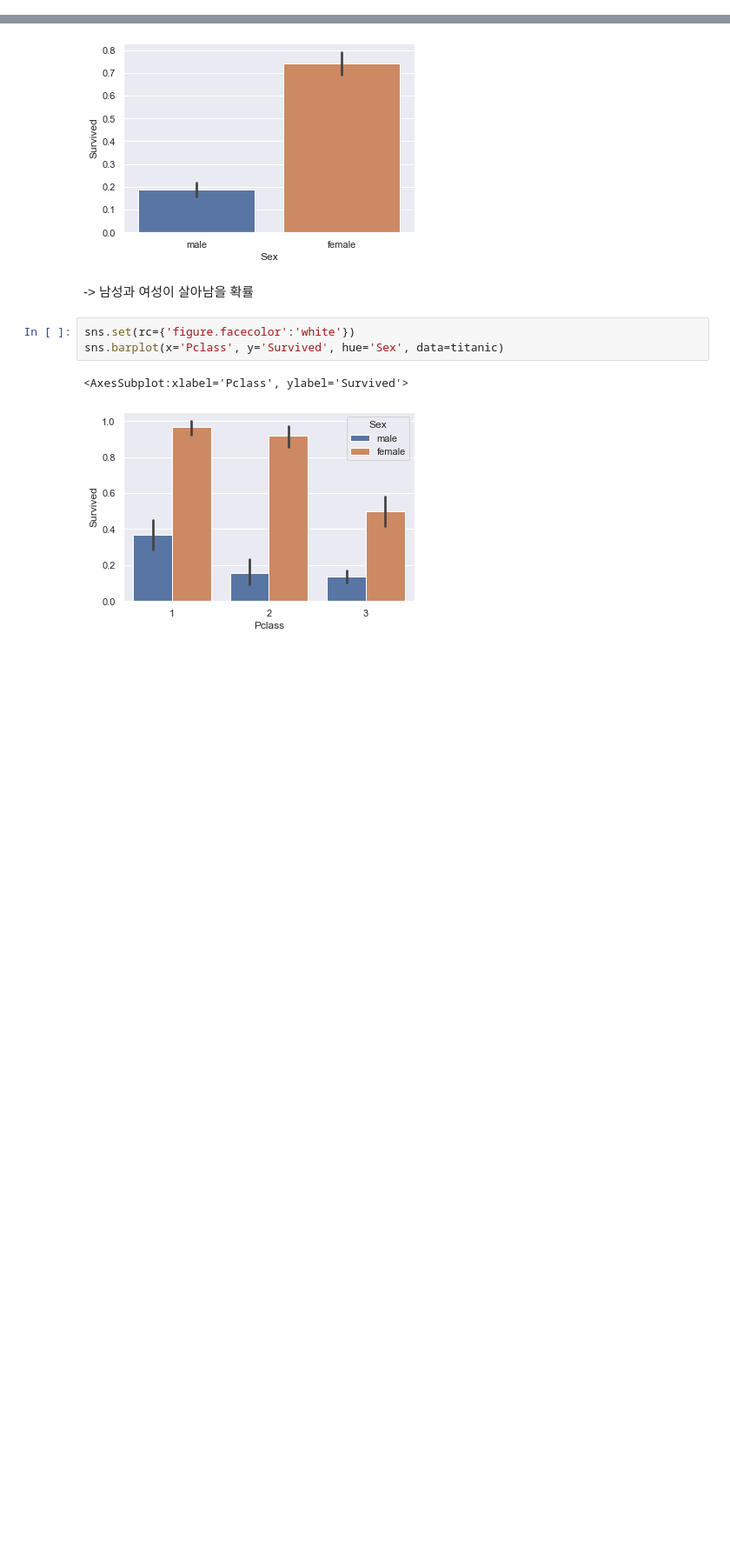
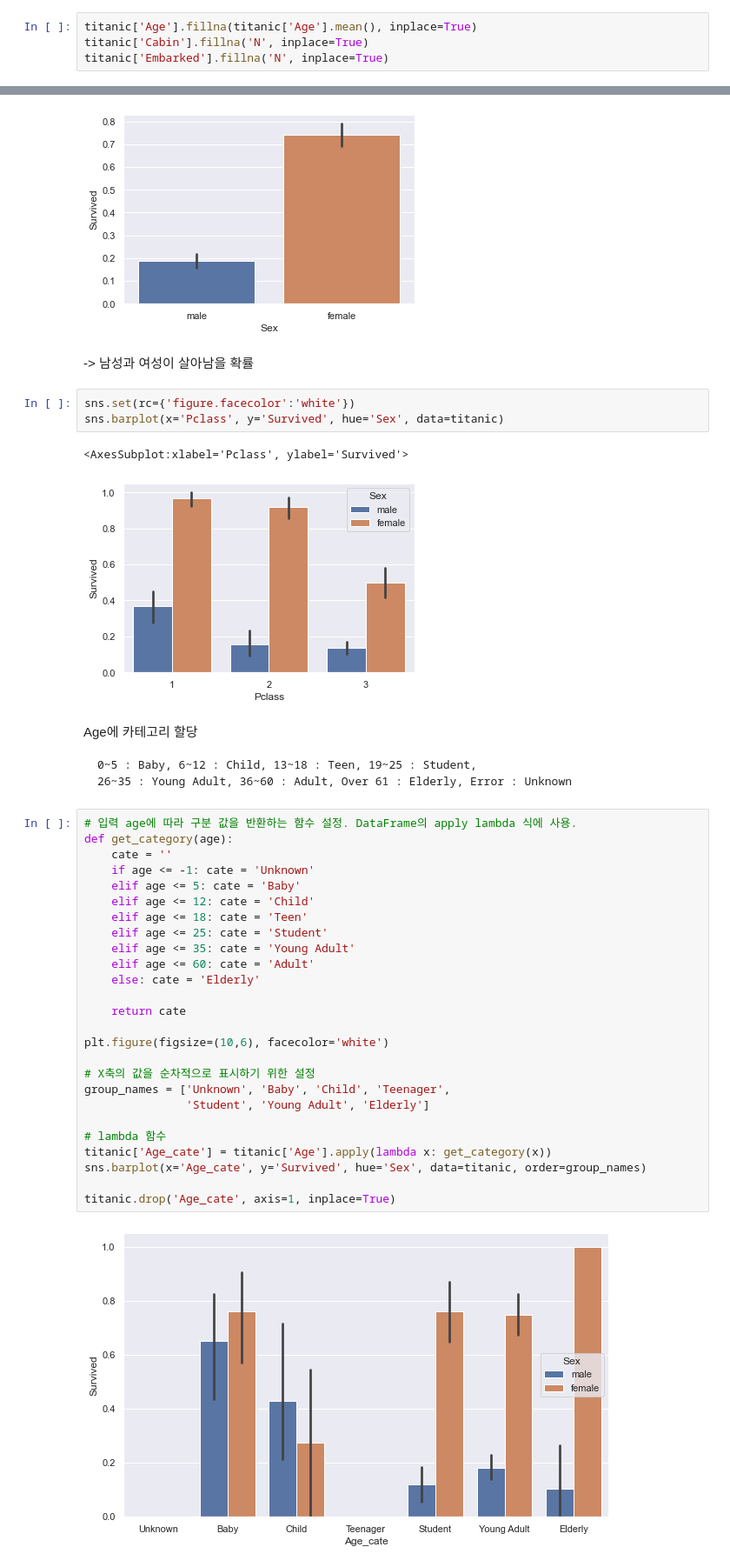
Before and after one commit to yejun-lee/Book_study, a Jupyter notebook: Python Machine Learning/02. 사이킷런으로 시작하는 머신러닝.ipynb, the cells around one changed output, grey strips where cells are left out. Shown at 87% size. Cells and saved outputs as stored; diff of their text form; blank space fills up the shorter version.

````diff
--- a/Python Machine Learning/02. 사이킷런으로 시작하는 머신러닝.ipynb
+++ b/Python Machine Learning/02. 사이킷런으로 시작하는 머신러닝.ipynb
@@ -853,6 +853,10 @@ Data columns (total 12 columns):
  11  Embarked     889 non-null    object
 dtypes: float64(2), int64(5), object(5)
 memory usage: 83.7+ KB
+# %%
+titanic['Age'].fillna(titanic['Age'].mean(), inplace=True)
+titanic['Cabin'].fillna('N', inplace=True)
+titanic['Embarked'].fillna('N', inplace=True)
 # %%
 titanic.head(3)
 # %% [output]
@@ -889,3 +893,38 @@ sns.barplot(x='Pclass', y='Survived', hue='Sex', data=titanic)
 # %% [output]
 <AxesSubplot:xlabel='Pclass', ylabel='Survived'>
 [figure]
+# %% [markdown]
+Age에 카테고리 할당
+
+```
+0~5 : Baby, 6~12 : Child, 13~18 : Teen, 19~25 : Student,
+26~35 : Young Adult, 36~60 : Adult, Over 61 : Elderly, Error : Unknown
+```
+# %%
+# 입력 age에 따라 구분 값을 반환하는 함수 설정. DataFrame의 apply lambda 식에 사용.
+def get_category(age):
+    cate = ''
+    if age <= -1: cate = 'Unknown'
+    elif age <= 5: cate = 'Baby'
+    elif age <= 12: cate = 'Child'
+    elif age <= 18: cate = 'Teen'
+    elif age <= 25: cate = 'Student'
+    elif age <= 35: cate = 'Young Adult'
+    elif age <= 60: cate = 'Adult'
+    else: cate = 'Elderly'
+
+    return cate
+
+plt.figure(figsize=(10,6), facecolor='white')
+
+# X축의 값을 순차적으로 표시하기 위한 설정
+group_names = ['Unknown', 'Baby', 'Child', 'Teenager',
+               'Student', 'Young Adult', 'Elderly']
+
+# lambda 함수
+titanic['Age_cate'] = titanic['Age'].apply(lambda x: get_category(x))
+sns.barplot(x='Age_cate', y='Survived', hue='Sex', data=titanic, order=group_names)
+
+titanic.drop('Age_cate', axis=1, inplace=True)
+# %% [output]
+[figure, added]
````
Also changed, not shown: parts of 13 cells of this notebook.
